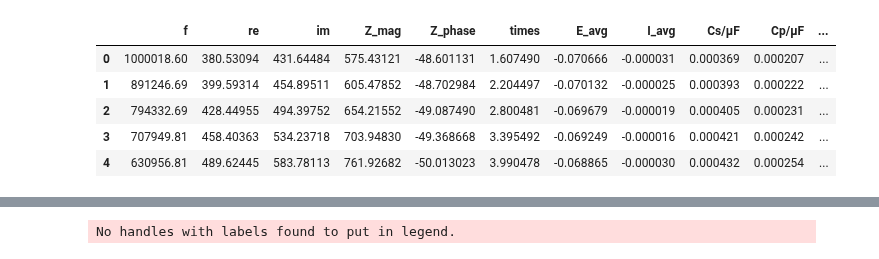
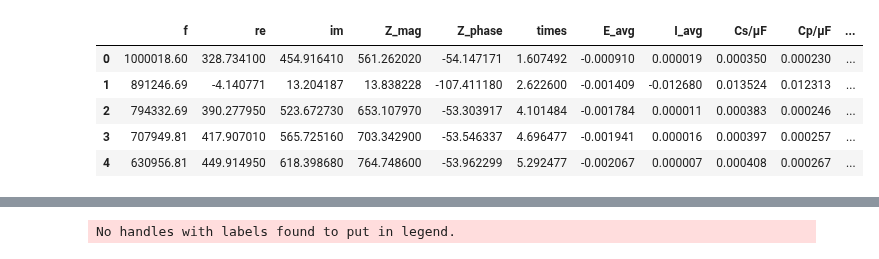
Before and after one commit to WildcatDiscovery/EIS_Manager, a Jupyter notebook: utils/test.ipynb, the cells around one changed output, grey strips where cells are left out. Cells and saved outputs as stored; diff of their text form; code cells hidden in the pictures.

```diff
--- a/utils/test.ipynb
+++ b/utils/test.ipynb
@@ -1,13 +1,13 @@
 # %%
 from tools import *
 from lmfit import minimize, Minimizer, Parameters, Parameter, report_fit
-mpt = mpt_data(path = r'C:\Users\cjang.WILDCAT\Desktop\EIS_Manager\data\\', data = ['DE_104_1_30_trimmed.mpt'])
+mpt = mpt_data(path = r'C:\Users\cjang.WILDCAT\Desktop\EIS_Manager\data\\', data = ['DE_104_10_30orig.mpt'])
 bad_inds = [0,2,3]
 mpt.df_raw.head()
 # %% [output]
 |  | f | re | im | Z_mag | Z_phase | times | E_avg | I_avg | Cs/µF | Cp/µF | ... |
-| 0 | 1000018.60 | 380.53094 | 431.64484 | 575.43121 | -48.601131 | 1.607490 | -0.070666 | -0.000031 | 0.000369 | 0.000207 | ... |
-| 1 | 891246.69 | 399.59314 | 454.89511 | 605.47852 | -48.702984 | 2.204497 | -0.070132 | -0.000025 | 0.000393 | 0.000222 | ... |
-| 2 | 794332.69 | 428.44955 | 494.39752 | 654.21552 | -49.087490 | 2.800481 | -0.069679 | -0.000019 | 0.000405 | 0.000231 | ... |
-| 3 | 707949.81 | 458.40363 | 534.23718 | 703.94830 | -49.368668 | 3.395492 | -0.069249 | -0.000016 | 0.000421 | 0.000242 | ... |
-| 4 | 630956.81 | 489.62445 | 583.78113 | 761.92682 | -50.013023 | 3.990478 | -0.068865 | -0.000030 | 0.000432 | 0.000254 | ... |
+| 0 | 1000018.60 | 328.734100 | 454.916410 | 561.262020 | -54.147171 | 1.607492 | -0.000910 | 0.000019 | 0.000350 | 0.000230 | ... |
+| 1 | 891246.69 | -4.140771 | 13.204187 | 13.838228 | -107.411180 | 2.622600 | -0.001409 | -0.012680 | 0.013524 | 0.012313 | ... |
+| 2 | 794332.69 | 390.277950 | 523.672730 | 653.107970 | -53.303917 | 4.101484 | -0.001784 | 0.000011 | 0.000383 | 0.000246 | ... |
+| 3 | 707949.81 | 417.907010 | 565.725160 | 703.342900 | -53.546337 | 4.696477 | -0.001941 | 0.000016 | 0.000397 | 0.000257 | ... |
+| 4 | 630956.81 | 449.914950 | 618.398680 | 764.748600 | -53.962299 | 5.292477 | -0.002067 | 0.000007 | 0.000408 | 0.000267 | ... |
```
Also changed, not shown: parts of 6 cells of this notebook, 13 other files.
